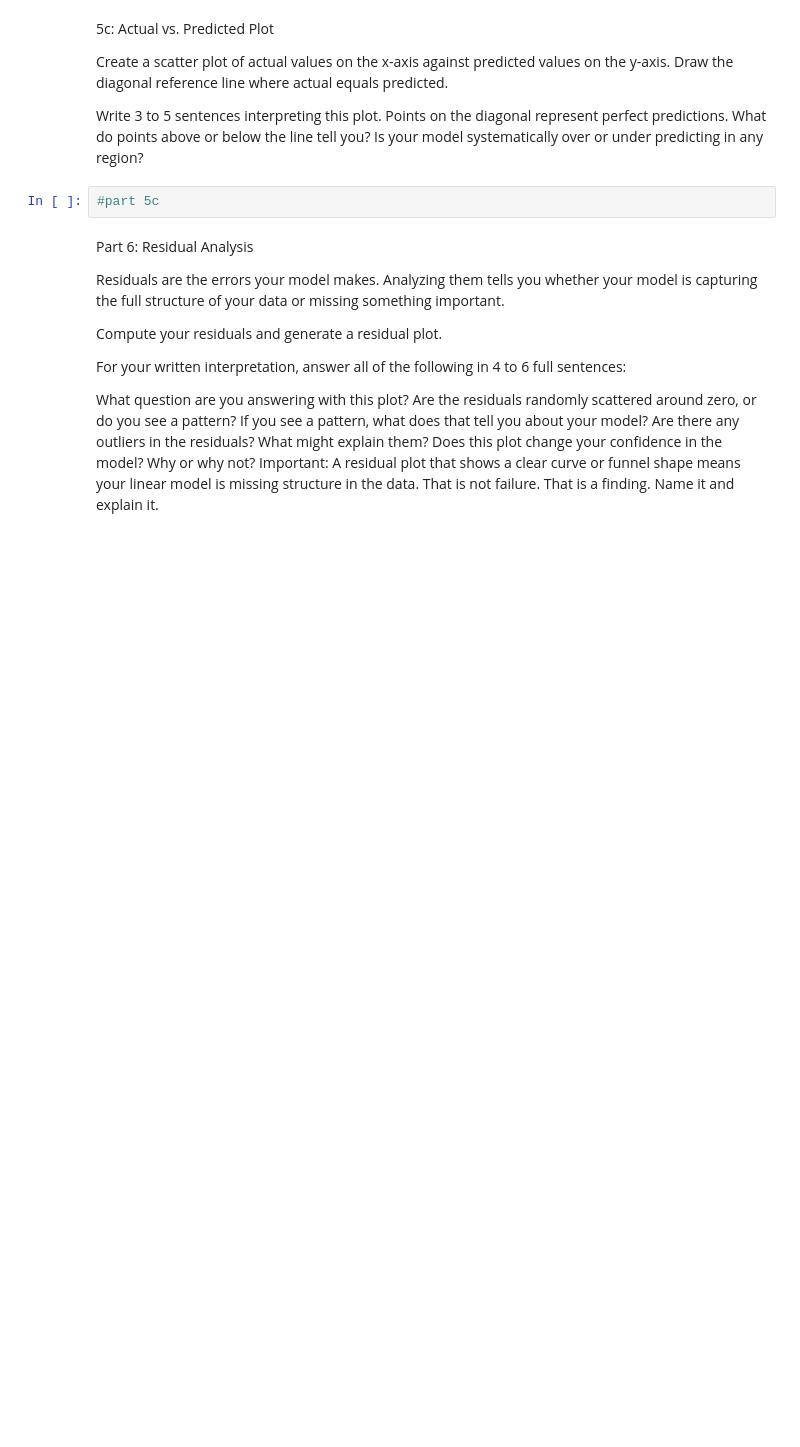
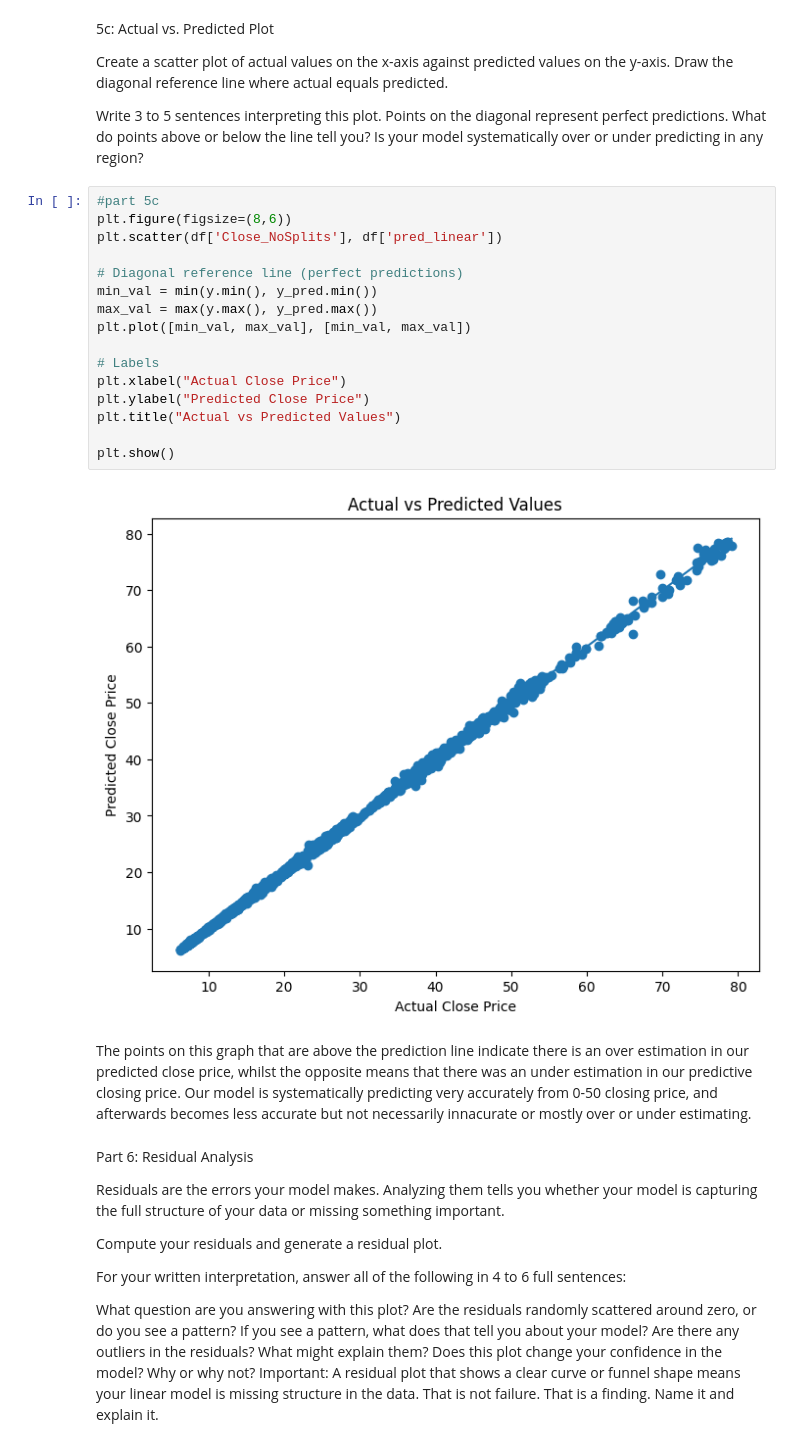
Before and after one commit to omal0/CS577-AppleStock, a Jupyter notebook: Assignments/ProjectPhase3.ipynb, the cells around one changed output. Drawn from its saved outputs; the diff is of its cells as text; blank space fills up the shorter version.

```diff
--- a/Assignments/ProjectPhase3.ipynb
+++ b/Assignments/ProjectPhase3.ipynb
@@ -321,6 +327,24 @@ Create a scatter plot of actual values on the x-axis against predicted values on
 Write 3 to 5 sentences interpreting this plot. Points on the diagonal represent perfect predictions. What do points above or below the line tell you? Is your model systematically over or under predicting in any region?
 # %%
 #part 5c
+plt.figure(figsize=(8,6))
+plt.scatter(df['Close_NoSplits'], df['pred_linear'])
+
+# Diagonal reference line (perfect predictions)
+min_val = min(y.min(), y_pred.min())
+max_val = max(y.max(), y_pred.max())
+plt.plot([min_val, max_val], [min_val, max_val])
+
+# Labels
+plt.xlabel("Actual Close Price")
+plt.ylabel("Predicted Close Price")
+plt.title("Actual vs Predicted Values")
+
+plt.show()
+# %% [output]
+[figure, added]
+# %% [markdown]
+The points on this graph that are above the prediction line indicate there is an over estimation in our predicted close price, whilst the opposite means that there was an under estimation in our predictive closing price. Our model is systematically predicting very accurately from 0-50 closing price, and afterwards becomes less accurate but not necessarily innacurate or mostly over or under estimating.
 # %% [markdown]
 Part 6: Residual Analysis
 
```
Also changed, not shown: parts of 8 cells of this notebook.
